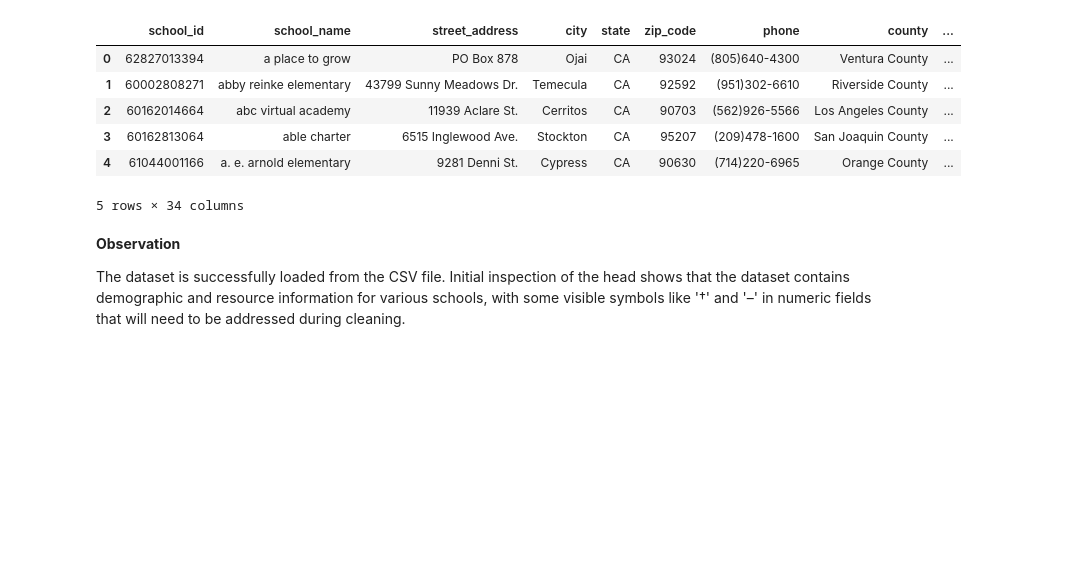
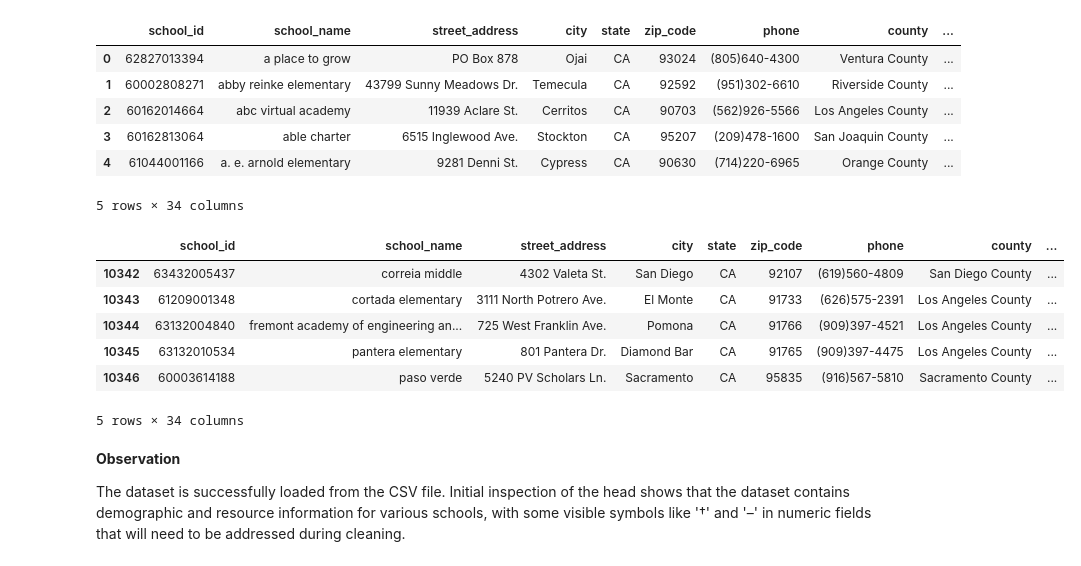
Before and after one commit to rodney-hong/eds-6340-project, a Jupyter notebook: Team 4_Midterm Project.ipynb, the cells around one changed output. Cells and saved outputs as stored; diff of their text form; code cells hidden in the pictures; blank space fills up the shorter version.

Commit message:
update code properly as per rubrics till remove unnecssary columns

```diff
--- a/Team 4_Midterm Project.ipynb
+++ b/Team 4_Midterm Project.ipynb
@@ -973,6 +973,16 @@ df.head()
 | 3 | 60162813064 | able charter | 6515 Inglewood Ave. | Stockton | CA | 95207 | (209)478-1600 | San Joaquin County | ... |
 | 4 | 61044001166 | a. e. arnold elementary | 9281 Denni St. | Cypress | CA | 90630 | (714)220-6965 | Orange County | ... |
 5 rows × 34 columns
+# %%
+df.tail()
+# %% [output]
+|  | school_id | school_name | street_address | city | state | zip_code | phone | county | ... |
+| 10342 | 63432005437 | correia middle | 4302 Valeta St. | San Diego | CA | 92107 | (619)560-4809 | San Diego County | ... |
+| 10343 | 61209001348 | cortada elementary | 3111 North Potrero Ave. | El Monte | CA | 91733 | (626)575-2391 | Los Angeles County | ... |
+| 10344 | 63132004840 | fremont academy of engineering an... | 725 West Franklin Ave. | Pomona | CA | 91766 | (909)397-4521 | Los Angeles County | ... |
+| 10345 | 63132010534 | pantera elementary | 801 Pantera Dr. | Diamond Bar | CA | 91765 | (909)397-4475 | Los Angeles County | ... |
+| 10346 | 60003614188 | paso verde | 5240 PV Scholars Ln. | Sacramento | CA | 95835 | (916)567-5810 | Sacramento County | ... |
+5 rows × 34 columns
 # %% [markdown]
 **Observation**
 
```
Also changed, not shown: parts of 20 cells of this notebook.
